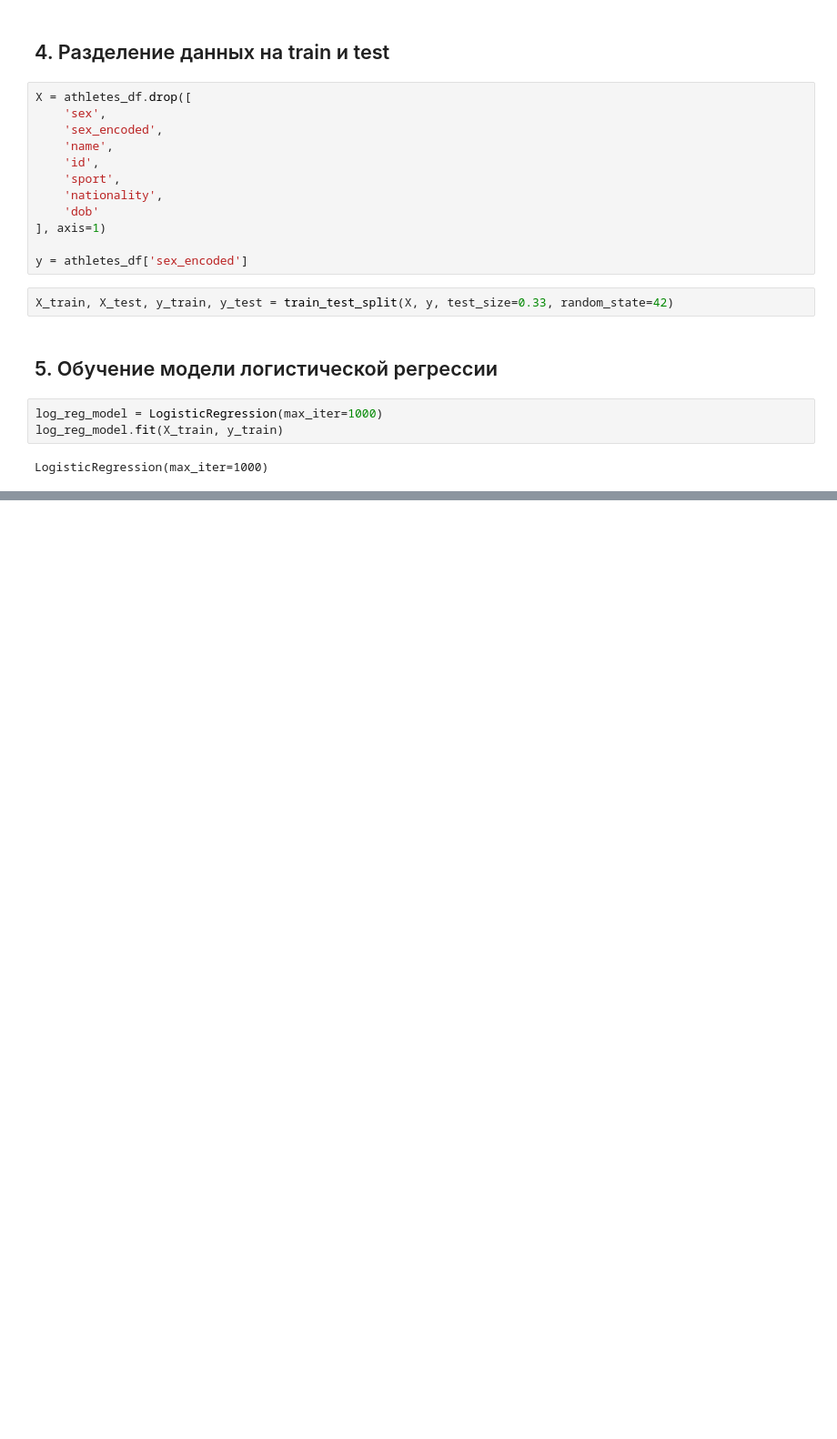
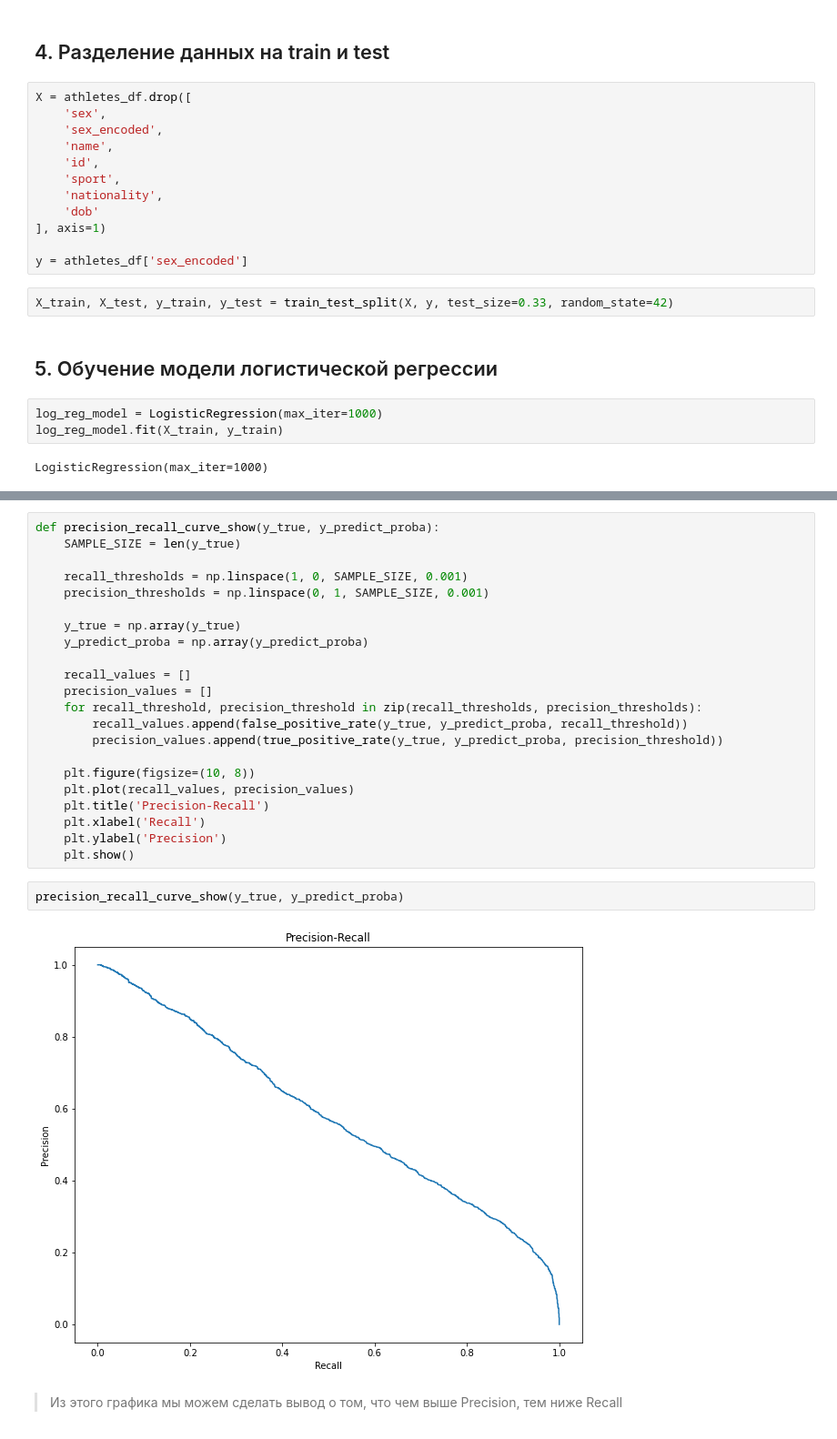
Before and after one commit to mmigur/FEML-NetoProd-, a Jupyter notebook: HW3/HW3.ipynb, the cells around one changed output, grey strips where cells are left out. Shown at 91% size. Cells and saved outputs as stored; diff of their text form; blank space fills up the shorter version.

```diff
--- a/HW3/HW3.ipynb
+++ b/HW3/HW3.ipynb
@@ -111,0 +254,28 @@ LogisticRegression(max_iter=1000)
+# %%
+def precision_recall_curve_show(y_true, y_predict_proba):
+    SAMPLE_SIZE = len(y_true)
+
+    recall_thresholds = np.linspace(1, 0, SAMPLE_SIZE, 0.001)
+    precision_thresholds = np.linspace(0, 1, SAMPLE_SIZE, 0.001)
+
+    y_true = np.array(y_true)
+    y_predict_proba = np.array(y_predict_proba)
+
+    recall_values = []
+    precision_values = []
+    for recall_threshold, precision_threshold in zip(recall_thresholds, precision_thresholds):
+        recall_values.append(false_positive_rate(y_true, y_predict_proba, recall_threshold))
+        precision_values.append(true_positive_rate(y_true, y_predict_proba, precision_threshold))
+
+    plt.figure(figsize=(10, 8))
+    plt.plot(recall_values, precision_values)
+    plt.title('Precision-Recall')
+    plt.xlabel('Recall')
+    plt.ylabel('Precision')
+    plt.show()
+# %%
+precision_recall_curve_show(y_true, y_predict_proba)
+# %% [output]
+[figure, added]
+# %% [markdown]
+> Из этого графика мы можем сделать вывод о том, что чем выше Precision, тем ниже Recall
```
Also changed, not shown: parts of 25 cells of this notebook.
